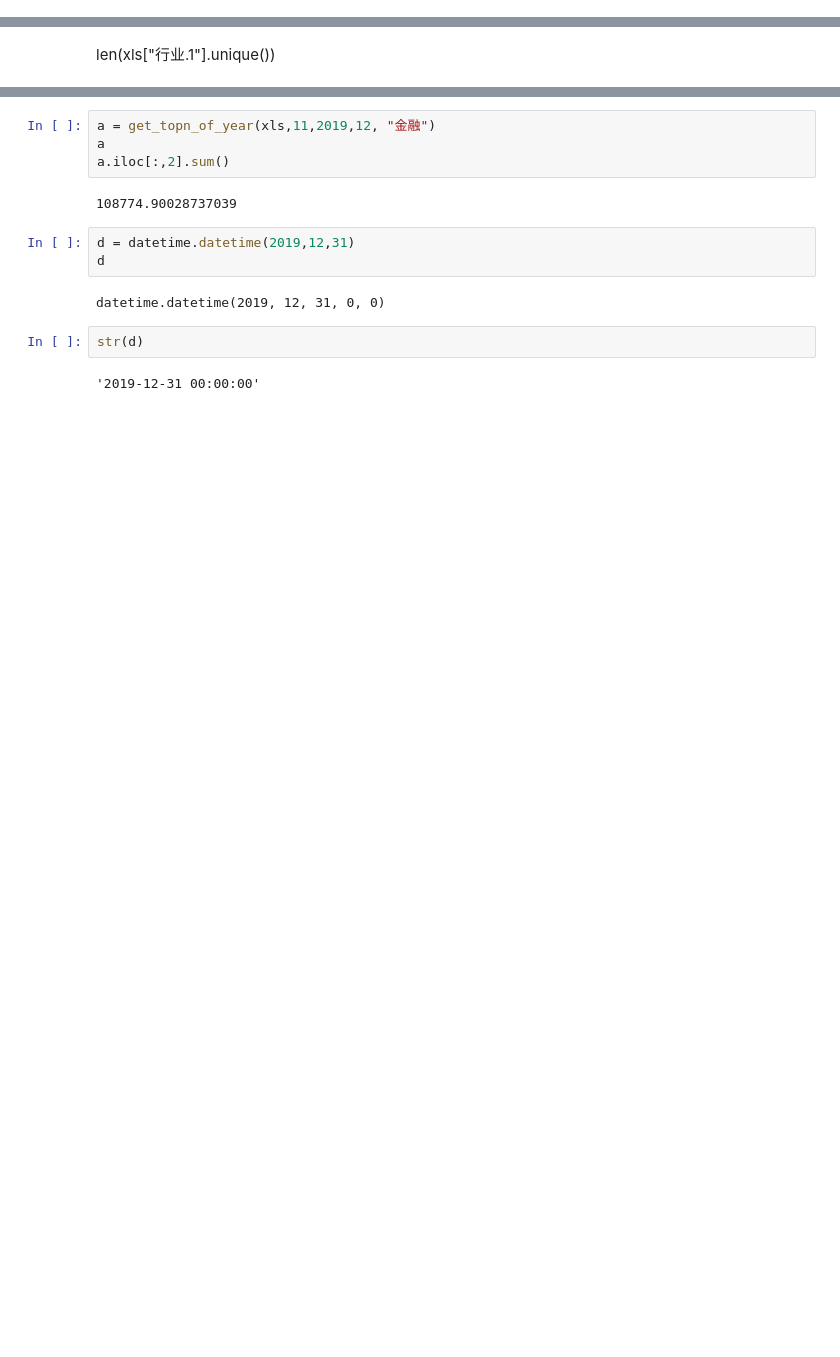
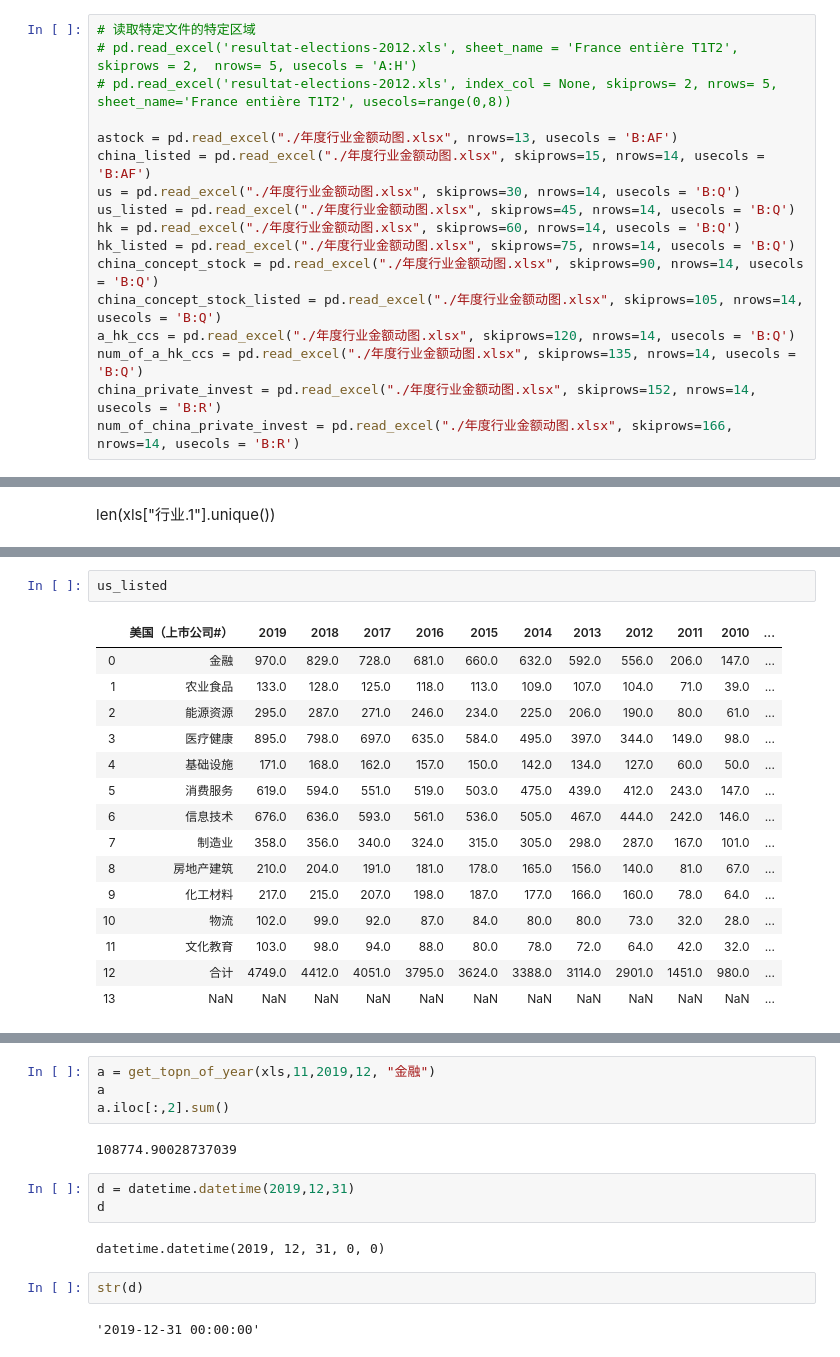
Before and after one commit to younthu/python_tests, a Jupyter notebook: 动画制作/行业分析.ipynb, the cells around one changed output, grey strips where cells are left out. Cells and saved outputs as stored; diff of their text form; blank space fills up the shorter version.

```diff
--- a/动画制作/行业分析.ipynb
+++ b/动画制作/行业分析.ipynb
@@ -11,0 +31,17 @@ Wall time: 34.1 s
+# %%
+# 读取特定文件的特定区域
+# pd.read_excel('resultat-elections-2012.xls', sheet_name = 'France entière T1T2', skiprows = 2,  nrows= 5, usecols = 'A:H')
+# pd.read_excel('resultat-elections-2012.xls', index_col = None, skiprows= 2, nrows= 5, sheet_name='France entière T1T2', usecols=range(0,8))
+
+astock = pd.read_excel("./年度行业金额动图.xlsx", nrows=13, usecols = 'B:AF')
+china_listed = pd.read_excel("./年度行业金额动图.xlsx", skiprows=15, nrows=14, usecols = 'B:AF')
+us = pd.read_excel("./年度行业金额动图.xlsx", skiprows=30, nrows=14, usecols = 'B:Q')
+us_listed = pd.read_excel("./年度行业金额动图.xlsx", skiprows=45, nrows=14, usecols = 'B:Q')
+hk = pd.read_excel("./年度行业金额动图.xlsx", skiprows=60, nrows=14, usecols = 'B:Q')
+hk_listed = pd.read_excel("./年度行业金额动图.xlsx", skiprows=75, nrows=14, usecols = 'B:Q')
+china_concept_stock = pd.read_excel("./年度行业金额动图.xlsx", skiprows=90, nrows=14, usecols = 'B:Q')
+china_concept_stock_listed = pd.read_excel("./年度行业金额动图.xlsx", skiprows=105, nrows=14, usecols = 'B:Q')
+a_hk_ccs = pd.read_excel("./年度行业金额动图.xlsx", skiprows=120, nrows=14, usecols = 'B:Q')
+num_of_a_hk_ccs = pd.read_excel("./年度行业金额动图.xlsx", skiprows=135, nrows=14, usecols = 'B:Q')
+china_private_invest = pd.read_excel("./年度行业金额动图.xlsx", skiprows=152, nrows=14, usecols = 'B:R')
+num_of_china_private_invest = pd.read_excel("./年度行业金额动图.xlsx", skiprows=166, nrows=14, usecols = 'B:R')
@@ -153,0 +310,18 @@ xls[["上市年","上市后市值涨幅", d]].describe()
+# %%
+us_listed
+# %% [output]
+|  | 美国（上市公司#） | 2019 | 2018 | 2017 | 2016 | 2015 | 2014 | 2013 | 2012 | 2011 | 2010 | ... |
+| 0 | 金融 | 970.0 | 829.0 | 728.0 | 681.0 | 660.0 | 632.0 | 592.0 | 556.0 | 206.0 | 147.0 | ... |
+| 1 | 农业食品 | 133.0 | 128.0 | 125.0 | 118.0 | 113.0 | 109.0 | 107.0 | 104.0 | 71.0 | 39.0 | ... |
+| 2 | 能源资源 | 295.0 | 287.0 | 271.0 | 246.0 | 234.0 | 225.0 | 206.0 | 190.0 | 80.0 | 61.0 | ... |
+| 3 | 医疗健康 | 895.0 | 798.0 | 697.0 | 635.0 | 584.0 | 495.0 | 397.0 | 344.0 | 149.0 | 98.0 | ... |
+| 4 | 基础设施 | 171.0 | 168.0 | 162.0 | 157.0 | 150.0 | 142.0 | 134.0 | 127.0 | 60.0 | 50.0 | ... |
+| 5 | 消费服务 | 619.0 | 594.0 | 551.0 | 519.0 | 503.0 | 475.0 | 439.0 | 412.0 | 243.0 | 147.0 | ... |
+| 6 | 信息技术 | 676.0 | 636.0 | 593.0 | 561.0 | 536.0 | 505.0 | 467.0 | 444.0 | 242.0 | 146.0 | ... |
+| 7 | 制造业 | 358.0 | 356.0 | 340.0 | 324.0 | 315.0 | 305.0 | 298.0 | 287.0 | 167.0 | 101.0 | ... |
+| 8 | 房地产建筑 | 210.0 | 204.0 | 191.0 | 181.0 | 178.0 | 165.0 | 156.0 | 140.0 | 81.0 | 67.0 | ... |
+| 9 | 化工材料 | 217.0 | 215.0 | 207.0 | 198.0 | 187.0 | 177.0 | 166.0 | 160.0 | 78.0 | 64.0 | ... |
+| 10 | 物流 | 102.0 | 99.0 | 92.0 | 87.0 | 84.0 | 80.0 | 80.0 | 73.0 | 32.0 | 28.0 | ... |
+| 11 | 文化教育 | 103.0 | 98.0 | 94.0 | 88.0 | 80.0 | 78.0 | 72.0 | 64.0 | 42.0 | 32.0 | ... |
+| 12 | 合计 | 4749.0 | 4412.0 | 4051.0 | 3795.0 | 3624.0 | 3388.0 | 3114.0 | 2901.0 | 1451.0 | 980.0 | ... |
+| 13 | NaN | NaN | NaN | NaN | NaN | NaN | NaN | NaN | NaN | NaN | NaN | ... |
```
Also changed, not shown: parts of 9 cells of this notebook, 2 other files.
